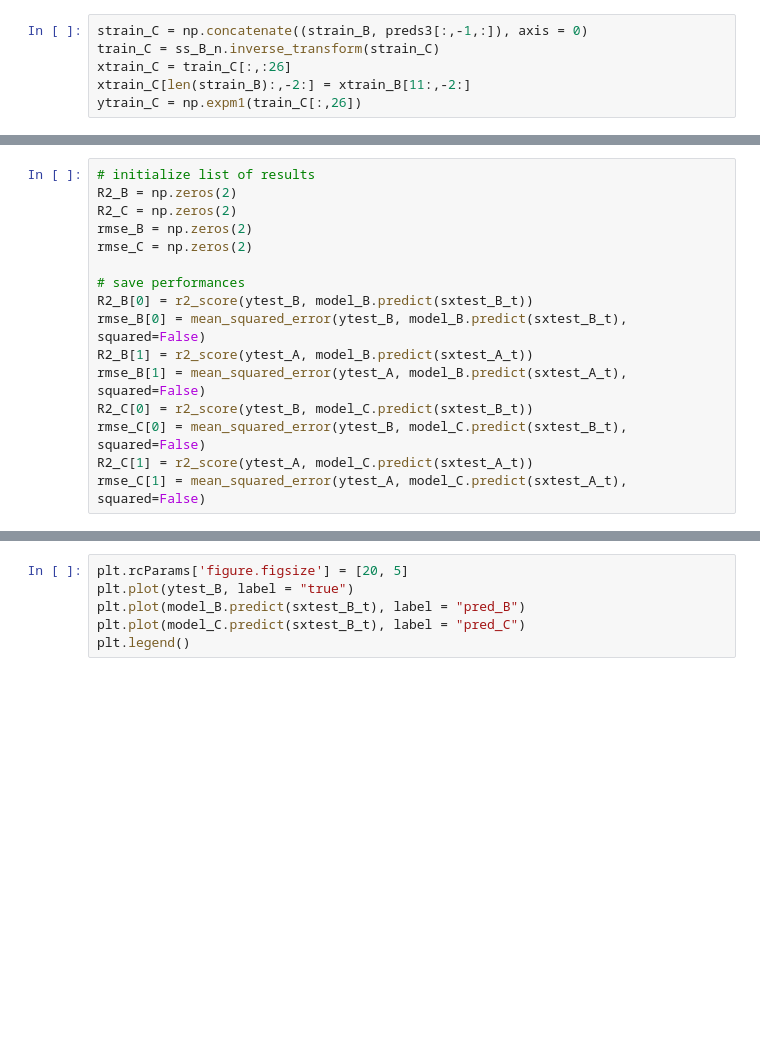
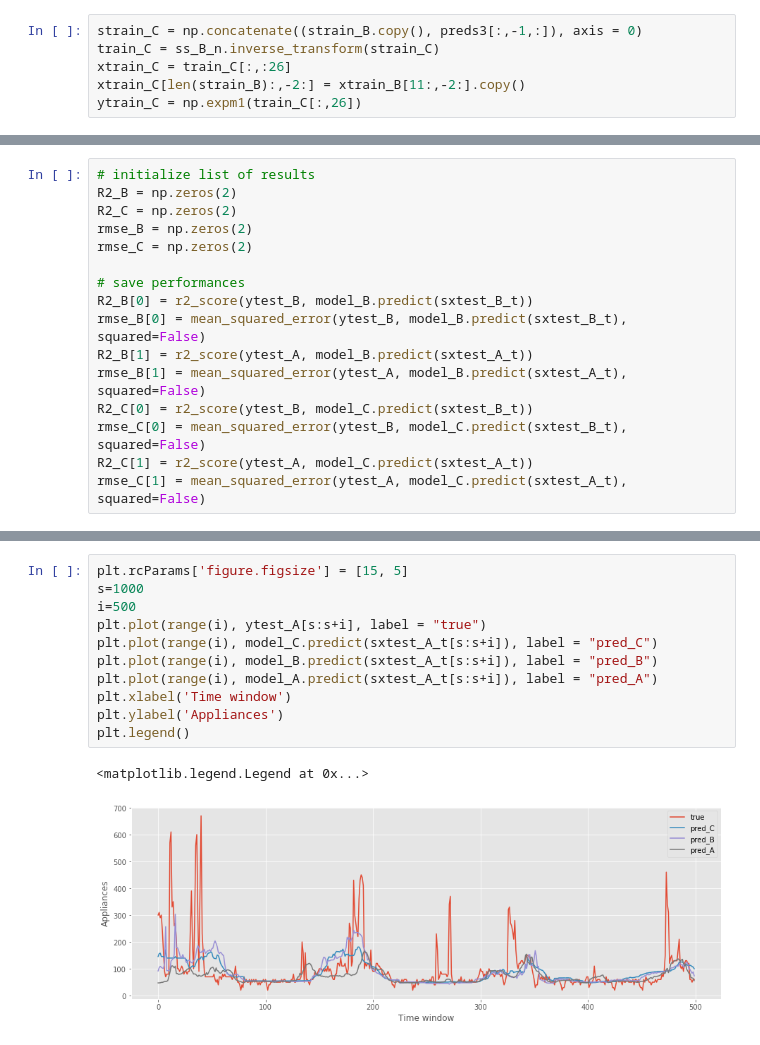
Before and after one commit to fdesmond/seme-ts, a Jupyter notebook: DL_aug.ipynb, the cells around one changed output, grey strips where cells are left out. Drawn from its saved outputs; the diff is of its cells as text; blank space fills up the shorter version.

```diff
--- a/DL_aug.ipynb
+++ b/DL_aug.ipynb
@@ -219,10 +260,10 @@ We use the trained LSTM-VAE to synthesize artificial MTS. Its **direct output**
 
 Set it with values in $[0, 0.1)$ to have smoother output, while $>0.1$ to have noiser output.
 # %%
-strain_C = np.concatenate((strain_B, preds3[:,-1,:]), axis = 0)
+strain_C = np.concatenate((strain_B.copy(), preds3[:,-1,:]), axis = 0)
 train_C = ss_B_n.inverse_transform(strain_C)
 xtrain_C = train_C[:,:26]
-xtrain_C[len(strain_B):,-2:] = xtrain_B[11:,-2:]
+xtrain_C[len(strain_B):,-2:] = xtrain_B[11:,-2:].copy()
 ytrain_C = np.expm1(train_C[:,26])
 # %% [markdown]
 ### Add temporal variables of higher orders
@@ -298,6 +339,14 @@ Size of train_B = 1480
 # %%
-plt.rcParams['figure.figsize'] = [20, 5]
-plt.plot(ytest_B, label = "true")
-plt.plot(model_B.predict(sxtest_B_t), label = "pred_B")
-plt.plot(model_C.predict(sxtest_B_t), label = "pred_C")
+plt.rcParams['figure.figsize'] = [15, 5]
+s=1000
+i=500
+plt.plot(range(i), ytest_A[s:s+i], label = "true")
+plt.plot(range(i), model_C.predict(sxtest_A_t[s:s+i]), label = "pred_C")
+plt.plot(range(i), model_B.predict(sxtest_A_t[s:s+i]), label = "pred_B")
+plt.plot(range(i), model_A.predict(sxtest_A_t[s:s+i]), label = "pred_A")
+plt.xlabel('Time window')
+plt.ylabel('Appliances')
 plt.legend()
+# %% [output]
+<matplotlib.legend.Legend at 0x...>
+[figure, added]
```
Also changed, not shown: parts of 12 cells of this notebook.
